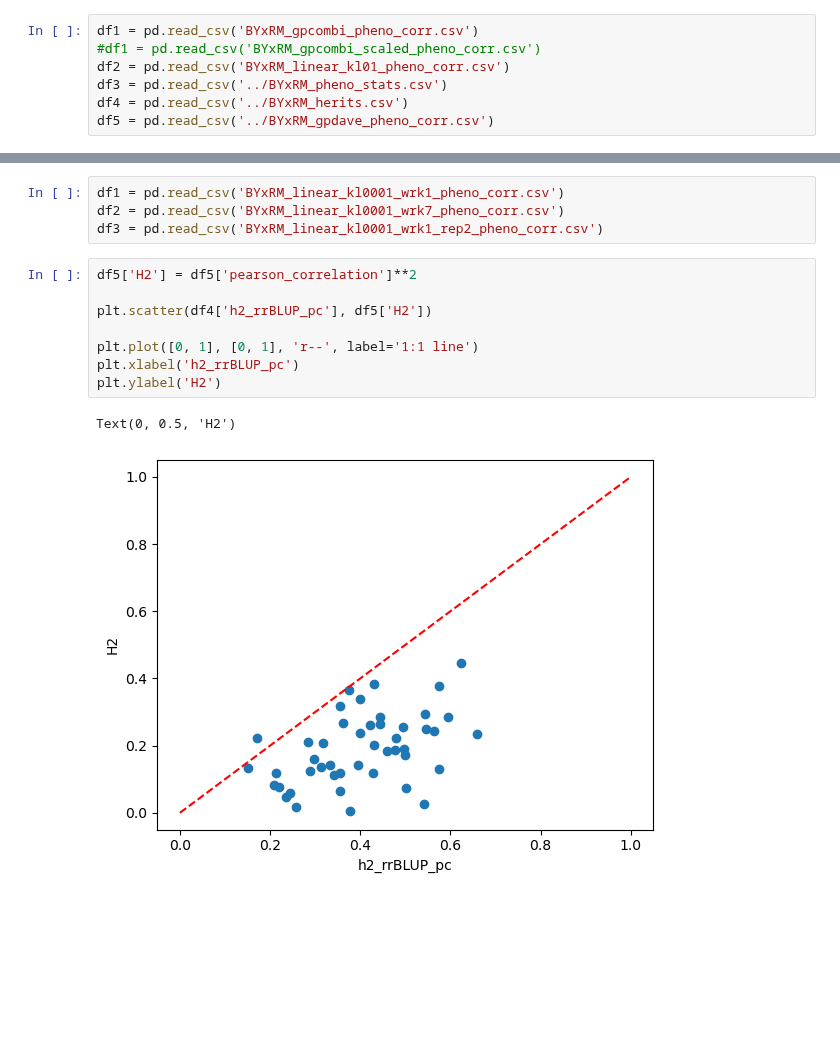
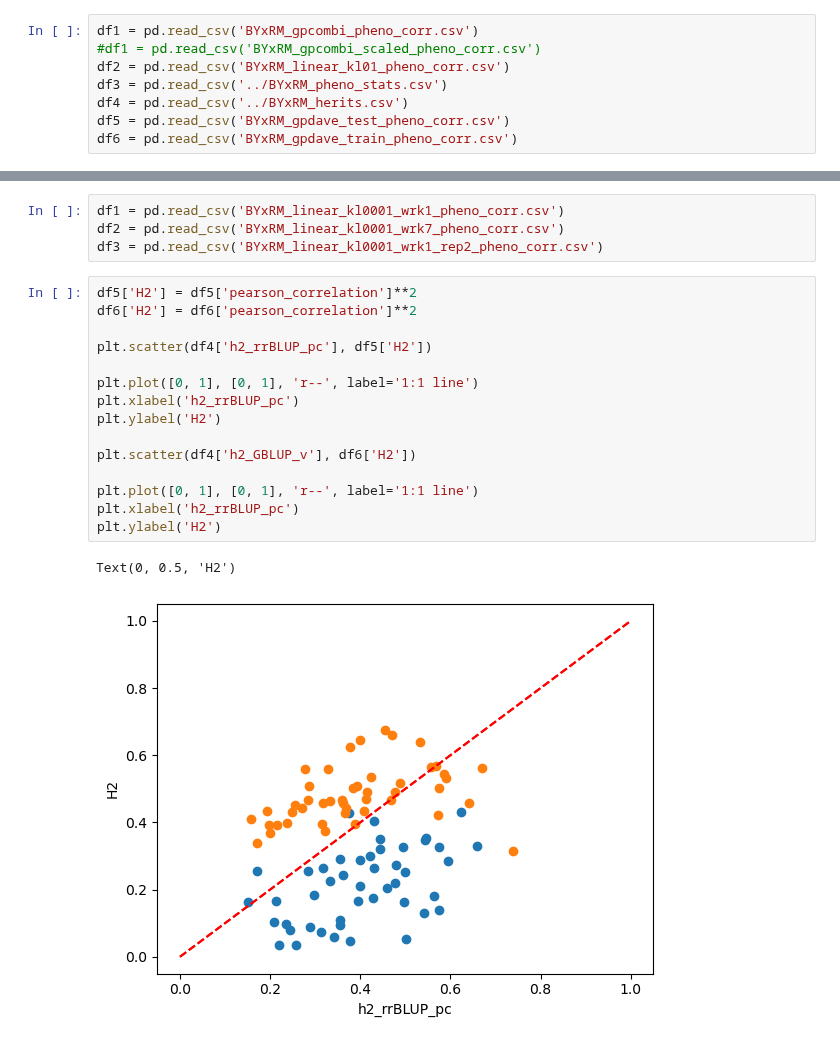
Before and after one commit to Arcadia-Science/2025-epistasis-dl-quantgen, a Jupyter notebook: yeast/experiments/plots.ipynb, the cells around one changed output, grey strips where cells are left out. Drawn from its saved outputs; the diff is of its cells as text; blank space fills up the shorter version.

```diff
--- a/yeast/experiments/plots.ipynb
+++ b/yeast/experiments/plots.ipynb
@@ -10,7 +10,8 @@ df1 = pd.read_csv('BYxRM_gpcombi_pheno_corr.csv')
 df2 = pd.read_csv('BYxRM_linear_kl01_pheno_corr.csv')
 df3 = pd.read_csv('../BYxRM_pheno_stats.csv')
 df4 = pd.read_csv('../BYxRM_herits.csv')
-df5 = pd.read_csv('../BYxRM_gpdave_pheno_corr.csv')
+df5 = pd.read_csv('BYxRM_gpdave_test_pheno_corr.csv')
+df6 = pd.read_csv('BYxRM_gpdave_train_pheno_corr.csv')
 # %%
 df1['h2'] = df1['correlations_add']**2
 df1['H2'] = df1['pearson_correlation']**2
@@ -96,12 +97,19 @@ df2 = pd.read_csv('BYxRM_linear_kl0001_wrk7_pheno_corr.csv')
 df3 = pd.read_csv('BYxRM_linear_kl0001_wrk1_rep2_pheno_corr.csv')
 # %%
 df5['H2'] = df5['pearson_correlation']**2
+df6['H2'] = df6['pearson_correlation']**2
 
 plt.scatter(df4['h2_rrBLUP_pc'], df5['H2'])
 
 plt.plot([0, 1], [0, 1], 'r--', label='1:1 line')
 plt.xlabel('h2_rrBLUP_pc')
 plt.ylabel('H2')
+
+plt.scatter(df4['h2_GBLUP_v'], df6['H2'])
+
+plt.plot([0, 1], [0, 1], 'r--', label='1:1 line')
+plt.xlabel('h2_rrBLUP_pc')
+plt.ylabel('H2')
 # %% [output]
 Text(0, 0.5, 'H2')
-[figure, old version]
+[figure, new version]
```
Also changed, not shown: 5 other files.
